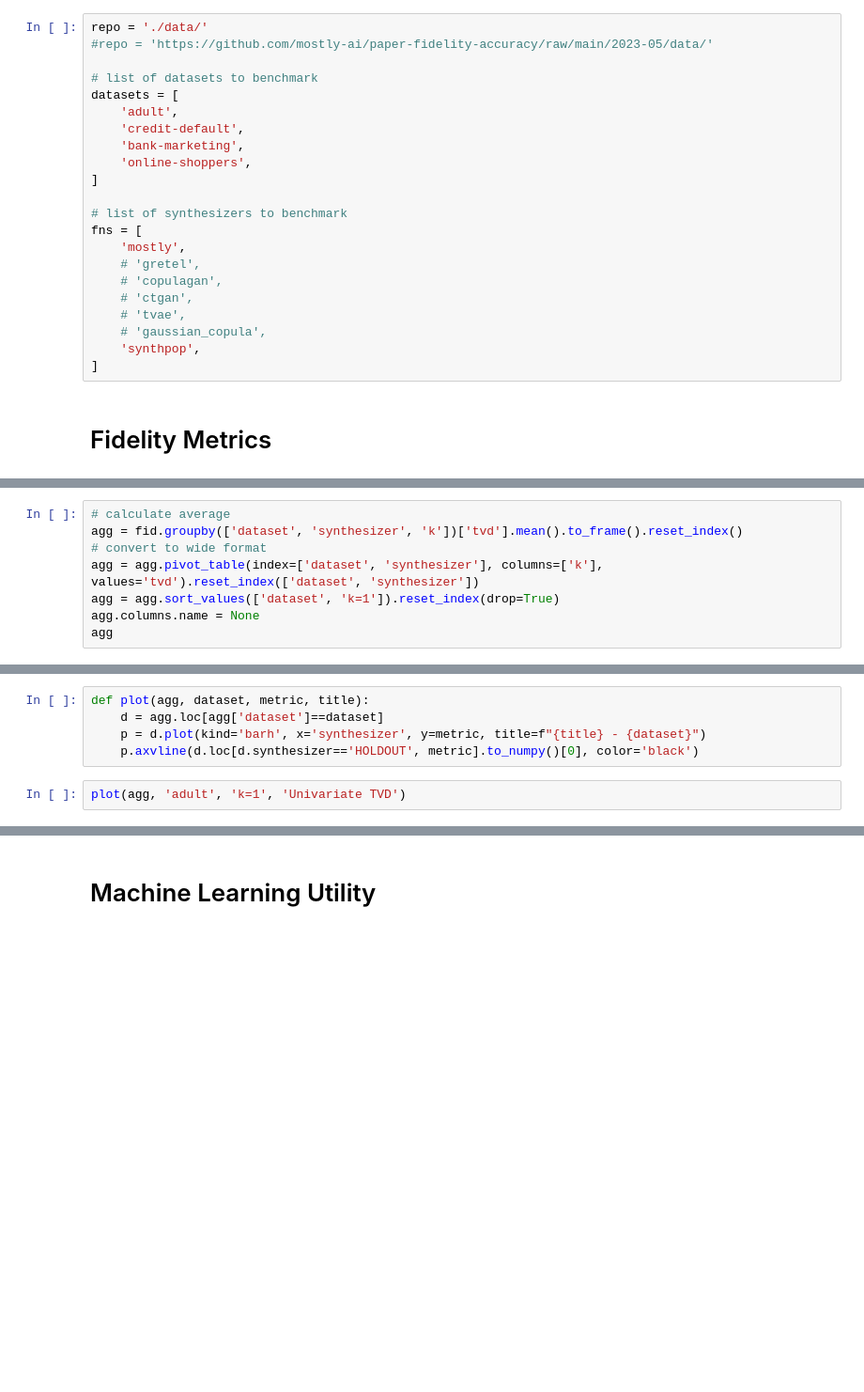
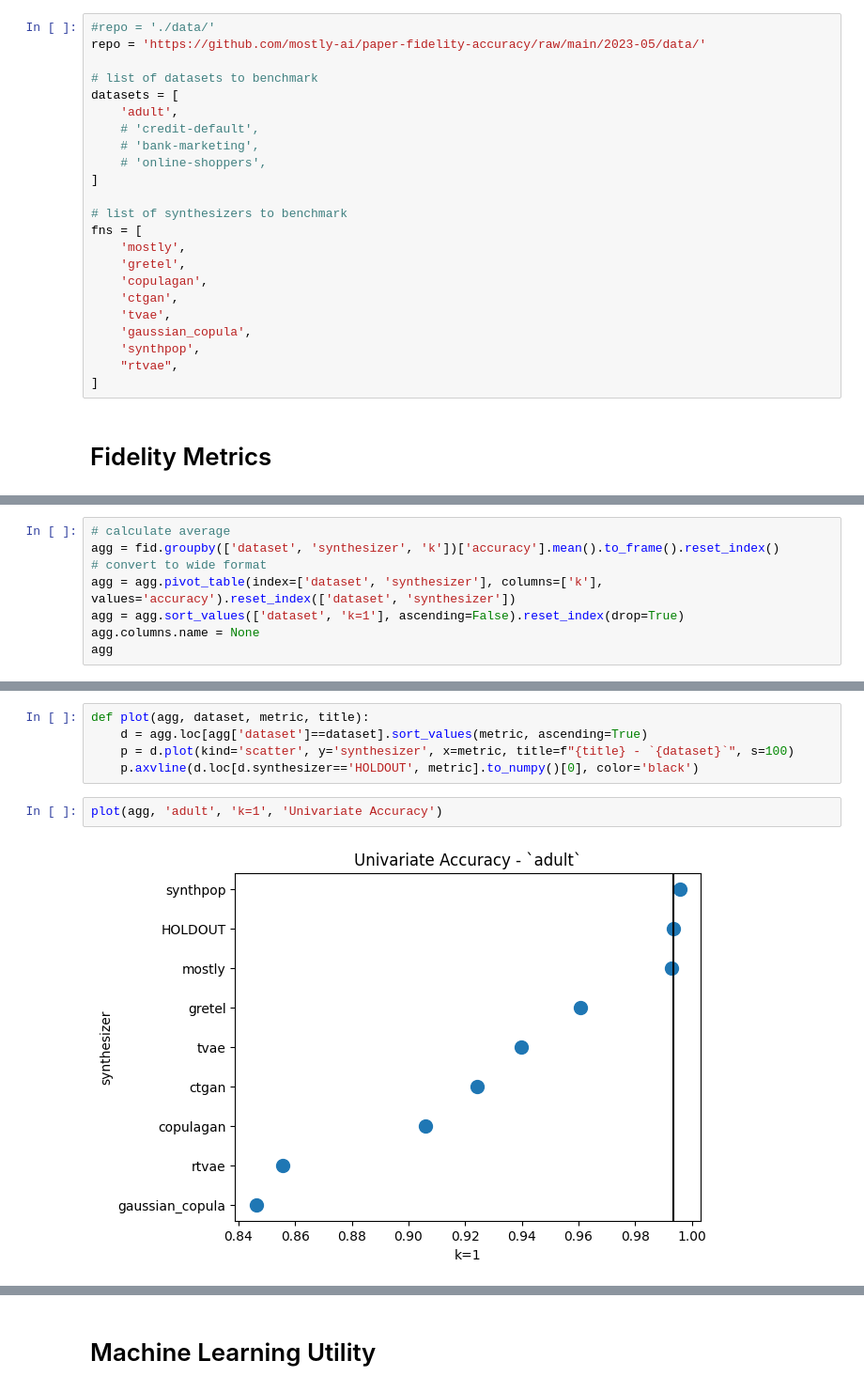
Before and after one commit to mostly-ai/paper-fidelity-accuracy, a Jupyter notebook: 2023-05/evaluate.ipynb, the cells around one changed output, grey strips where cells are left out. Shown at 94% size. Cells and saved outputs as stored; diff of their text form; blank space fills up the shorter version.

Commit message:
added Synthcity RTVAE; updated evaluate and README

```diff
--- a/2023-05/evaluate.ipynb
+++ b/2023-05/evaluate.ipynb
@@ -25,26 +25,27 @@ warnings.simplefilter(action="ignore", category=UserWarning)
 # %% [markdown]
 ## Define Datasets
 # %%
-repo = './data/'
-#repo = 'https://github.com/mostly-ai/paper-fidelity-accuracy/raw/main/2023-05/data/'
+#repo = './data/'
+repo = 'https://github.com/mostly-ai/paper-fidelity-accuracy/raw/main/2023-05/data/'
 
 # list of datasets to benchmark
 datasets = [
     'adult',
-    'credit-default',
-    'bank-marketing',
-    'online-shoppers',
+    # 'credit-default',
+    # 'bank-marketing',
+    # 'online-shoppers',
 ]
 
 # list of synthesizers to benchmark
 fns = [
     'mostly',
-    # 'gretel',
-    # 'copulagan',
-    # 'ctgan',
-    # 'tvae',
-    # 'gaussian_copula',
+    'gretel',
+    'copulagan',
+    'ctgan',
+    'tvae',
+    'gaussian_copula',
     'synthpop',
+    "rtvae",
 ]
 # %% [markdown]
 # Fidelity Metrics
@@ -148,8 +181,8 @@ fid
 # %%
 # calculate average
-agg = fid.groupby(['dataset', 'synthesizer', 'k'])['tvd'].mean().to_frame().reset_index()
+agg = fid.groupby(['dataset', 'synthesizer', 'k'])['accuracy'].mean().to_frame().reset_index()
 # convert to wide format
-agg = agg.pivot_table(index=['dataset', 'synthesizer'], columns=['k'], values='tvd').reset_index(['dataset', 'synthesizer'])
-agg = agg.sort_values(['dataset', 'k=1']).reset_index(drop=True)
+agg = agg.pivot_table(index=['dataset', 'synthesizer'], columns=['k'], values='accuracy').reset_index(['dataset', 'synthesizer'])
+agg = agg.sort_values(['dataset', 'k=1'], ascending=False).reset_index(drop=True)
 agg.columns.name = None
 agg
@@ -156,8 +200,10 @@ agg
 # %%
 def plot(agg, dataset, metric, title):
-    d = agg.loc[agg['dataset']==dataset]
-    p = d.plot(kind='barh', x='synthesizer', y=metric, title=f"{title} - {dataset}")
+    d = agg.loc[agg['dataset']==dataset].sort_values(metric, ascending=True)
+    p = d.plot(kind='scatter', y='synthesizer', x=metric, title=f"{title} - `{dataset}`", s=100)
     p.axvline(d.loc[d.synthesizer=='HOLDOUT', metric].to_numpy()[0], color='black')
 # %%
-plot(agg, 'adult', 'k=1', 'Univariate TVD')
+plot(agg, 'adult', 'k=1', 'Univariate Accuracy')
+# %% [output]
+[figure, added]
 # %%
```
Also changed, not shown: parts of 13 cells of this notebook, 11 other files.
